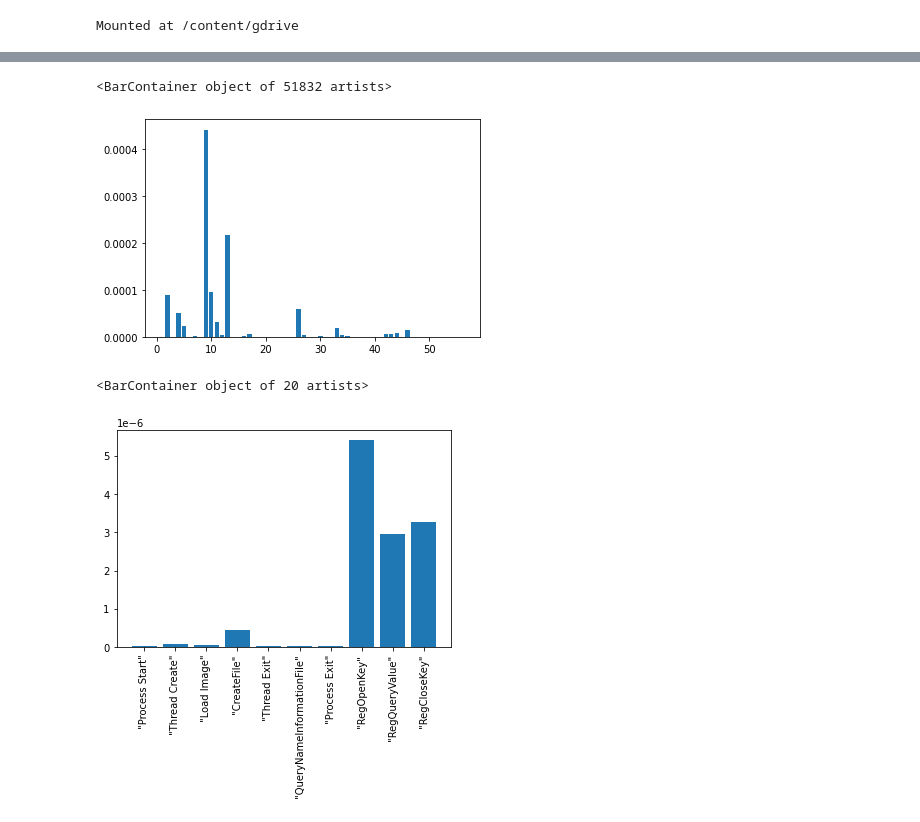
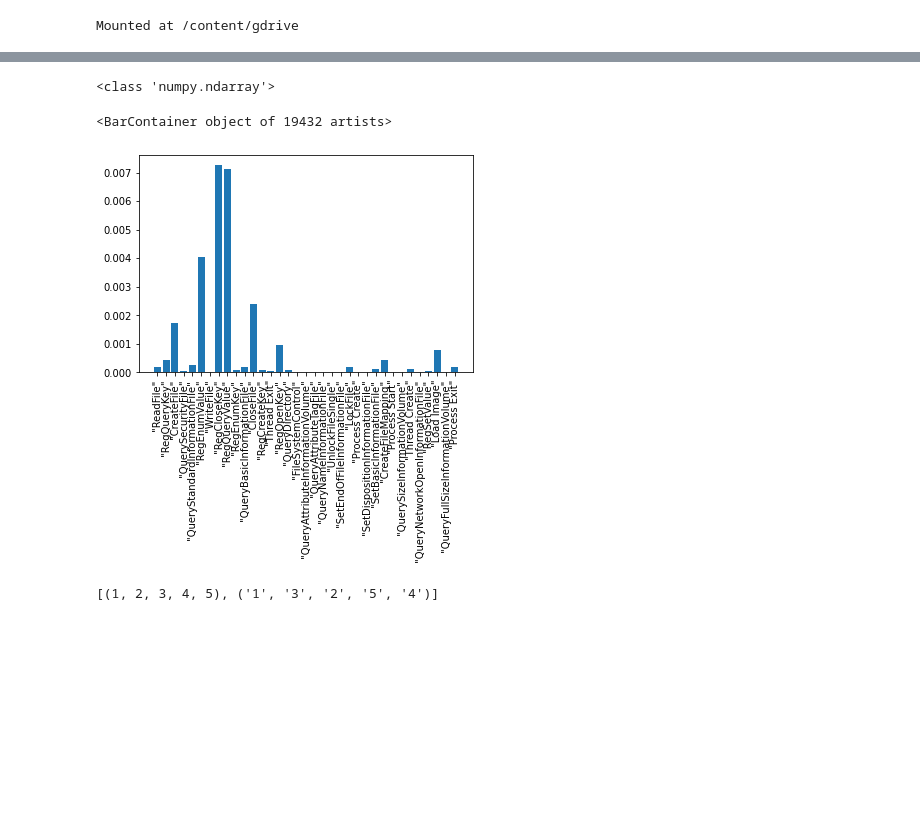
Before and after one commit to Malware-Analysis-Using-Grad-CAM/Project, a Jupyter notebook: MalwareDetect.ipynb, the cells around one changed output, grey strips where cells are left out. Cells and saved outputs as stored; diff of their text form; code cells hidden in the pictures; blank space fills up the shorter version.

Commit message:
Show attention with api names (sort not working)

```diff
--- a/MalwareDetect.ipynb
+++ b/MalwareDetect.ipynb
@@ -272,21 +272,28 @@ epoch 2
 # %%
 import matplotlib.pyplot as plt
 
 model.eval()
 
 predict, attn = model(test_x[1].reshape(1, len(test_x[1])))
+attn = attn.cpu().detach().numpy().squeeze()
 
-plt.bar(test_x[1].cpu(), attn.cpu().detach().numpy().squeeze())
+seq = np.array(test_x[1].cpu())
+
+
+api_name = []
+for i in seq:
+  api_name.append(pp.id_to_api[i])
+plt.xticks(rotation=90)
+attn = attn.tolist()
+sorted_attn, sorted_api_name = zip(*sorted(zip(attn, api_name)))
+plt.bar(sorted_api_name, sorted_attn)
 # %% [output]
-<BarContainer object of 51832 artists>
+<class 'numpy.ndarray'>
+<BarContainer object of 19432 artists>
-[figure, old version]
+[figure, new version]
-# %%
-seq = np.array(test_x[1].cpu())
-api_name = []
-for i in seq:
-  api_name.append(pp.id_to_api[i])
-plt.xticks(rotation=90)
-plt.bar(api_name[:20], attn[:20])
-# %% [output]
-<BarContainer object of 20 artists>
-[figure, removed]
+# %%
+a = [1,3,2,5,4]
+b = ['1','2','3','4','5']
+list(zip(*sorted(zip(a,b))))
+# %% [output]
+[(1, 2, 3, 4, 5), ('1', '3', '2', '5', '4')]
```
Also changed, not shown: parts of 1 cell of this notebook.
